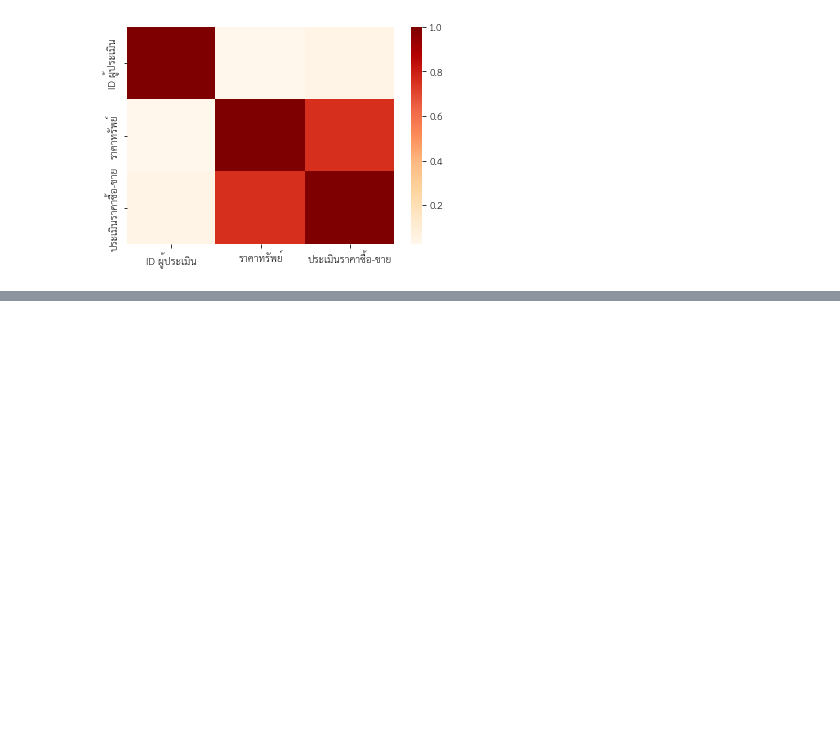
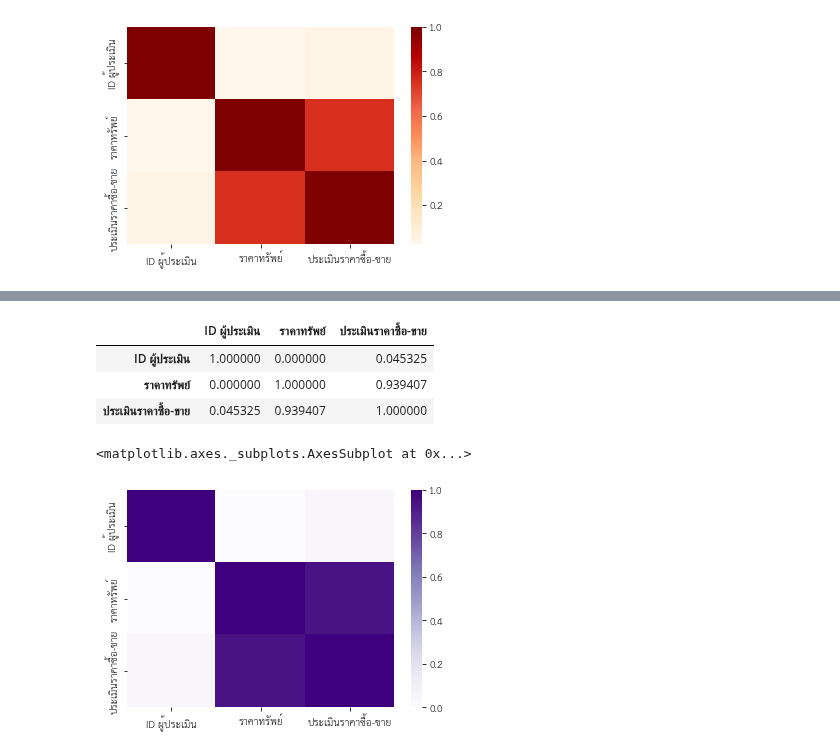
Before and after one commit to nxxk23/bsc_dpdm22, a Jupyter notebook: [dataprep1]property_estimator.ipynb, the cells around one changed output, grey strips where cells are left out. Drawn from its saved outputs; the diff is of its cells as text; code cells hidden in the pictures; blank space fills up the shorter version.

```diff
--- a/[dataprep1]property_estimator.ipynb
+++ b/[dataprep1]property_estimator.ipynb
@@ -1531,0 +1545,17 @@ townhome.corr().style.background_gradient(cmap="Greens")
+# %%
+build.corr().style.background_gradient(cmap="Purples")
+# %% [output]
+|  | ID ผู้ประเมิน | ราคาทรัพย์ | ประเมินราคาซื้อ-ขาย |
+| ID ผู้ประเมิน | 1.000000 | 0.000000 | 0.045325 |
+| ราคาทรัพย์ | 0.000000 | 1.000000 | 0.939407 |
+| ประเมินราคาซื้อ-ขาย | 0.045325 | 0.939407 | 1.000000 |
+# %%
+import seaborn as sns
+corr = build.corr()
+sns.heatmap(corr,
+            xticklabels=corr.columns.values,
+            yticklabels=corr.columns.values,
+            cmap = 'Purples')
+# %% [output]
+<matplotlib.axes._subplots.AxesSubplot at 0x...>
+[figure, added]
```
Also changed, not shown: parts of 7 cells of this notebook.
